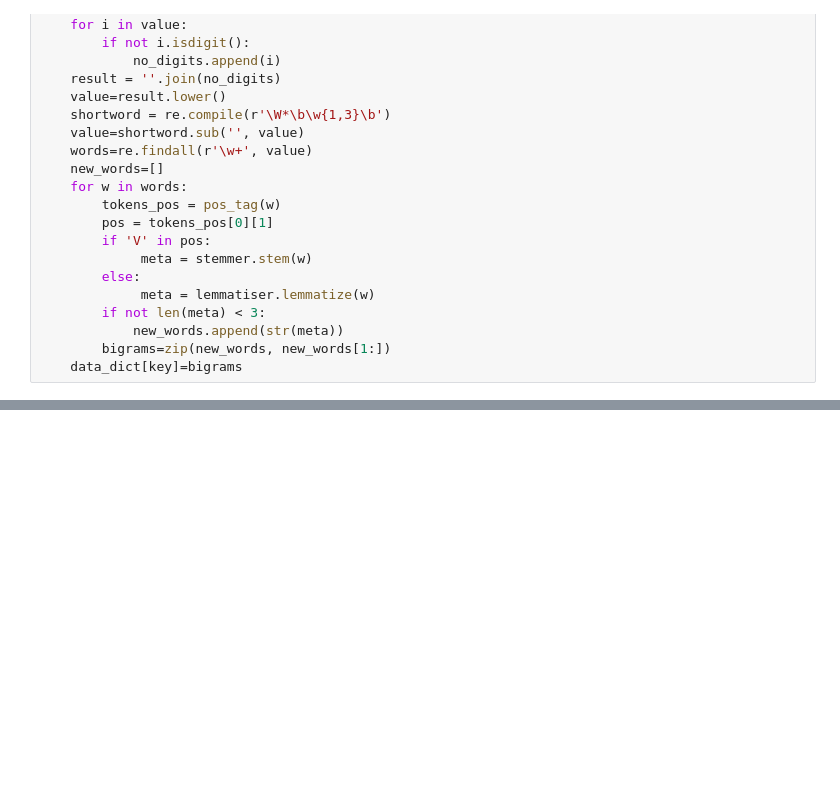
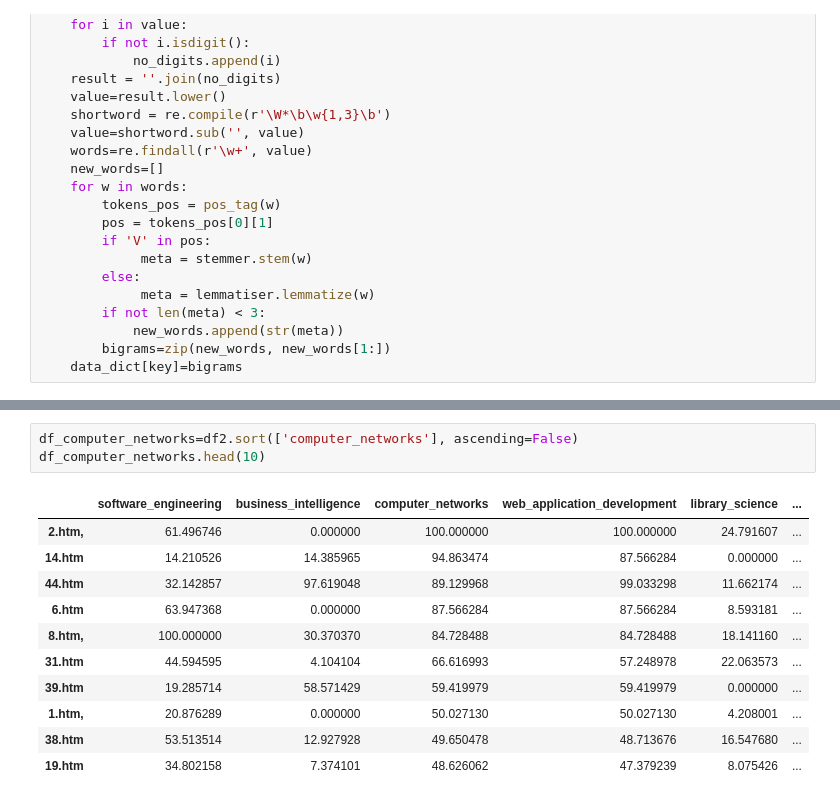
Before and after one commit to sanathkumarbs/gradscout, a Jupyter notebook: dev/Course Module/Specialization Classification Module/specialization classification.ipynb, the cells around one changed output, grey strips where cells are left out. Cells and saved outputs as stored; diff of their text form; blank space fills up the shorter version.

```diff
--- a/dev/Course Module/Specialization Classification Module/specialization classification.ipynb
+++ b/dev/Course Module/Specialization Classification Module/specialization classification.ipynb
@@ -343,0 +331,15 @@ df2.sort(['business_intelligence'], ascending=False)
+# %%
+df_computer_networks=df2.sort(['computer_networks'], ascending=False)
+df_computer_networks.head(10)
+# %% [output]
+|  | software_engineering | business_intelligence | computer_networks | web_application_development | library_science | ... |
+| 2.htm, | 61.496746 | 0.000000 | 100.000000 | 100.000000 | 24.791607 | ... |
+| 14.htm | 14.210526 | 14.385965 | 94.863474 | 87.566284 | 0.000000 | ... |
+| 44.htm | 32.142857 | 97.619048 | 89.129968 | 99.033298 | 11.662174 | ... |
+| 6.htm | 63.947368 | 0.000000 | 87.566284 | 87.566284 | 8.593181 | ... |
+| 8.htm, | 100.000000 | 30.370370 | 84.728488 | 84.728488 | 18.141160 | ... |
+| 31.htm | 44.594595 | 4.104104 | 66.616993 | 57.248978 | 22.063573 | ... |
+| 39.htm | 19.285714 | 58.571429 | 59.419979 | 59.419979 | 0.000000 | ... |
+| 1.htm, | 20.876289 | 0.000000 | 50.027130 | 50.027130 | 4.208001 | ... |
+| 38.htm | 53.513514 | 12.927928 | 49.650478 | 48.713676 | 16.547680 | ... |
+| 19.htm | 34.802158 | 7.374101 | 48.626062 | 47.379239 | 8.075426 | ... |
```
Also changed, not shown: parts of 18 cells of this notebook, 3 other files.
